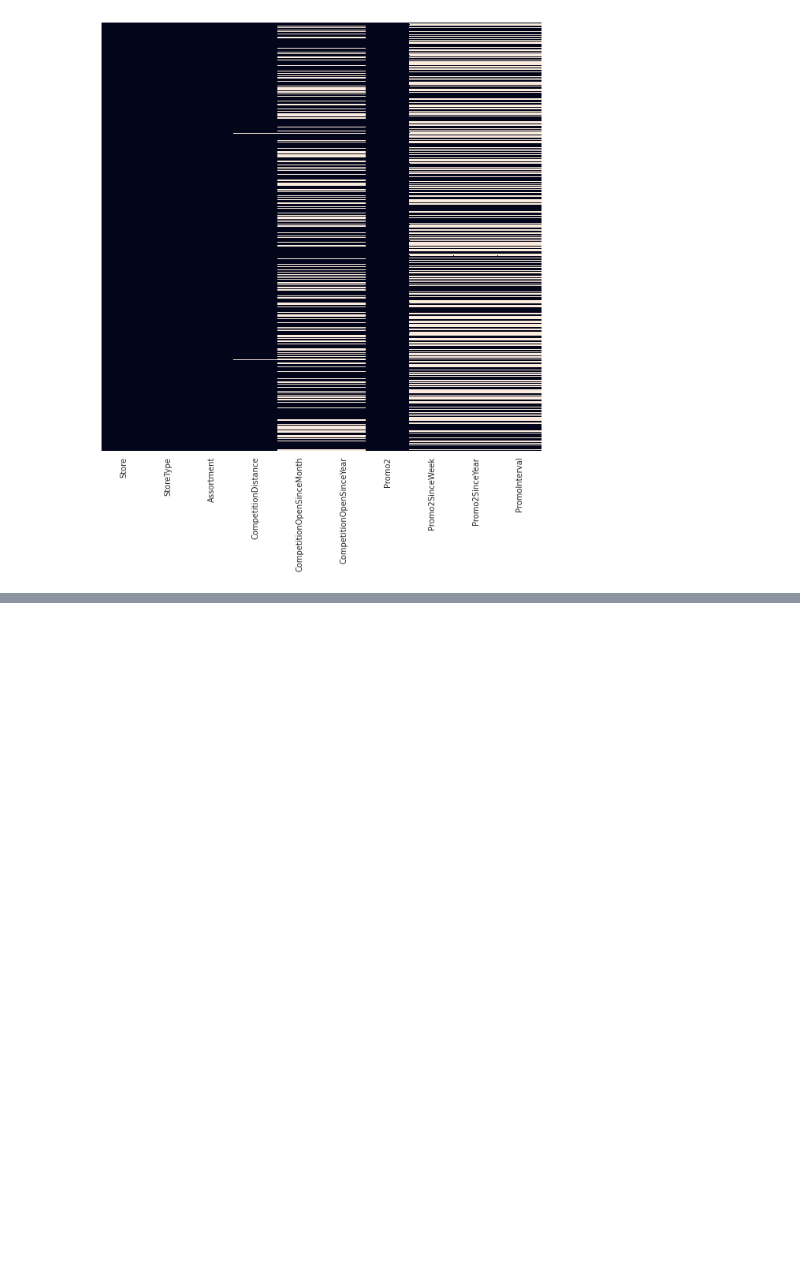
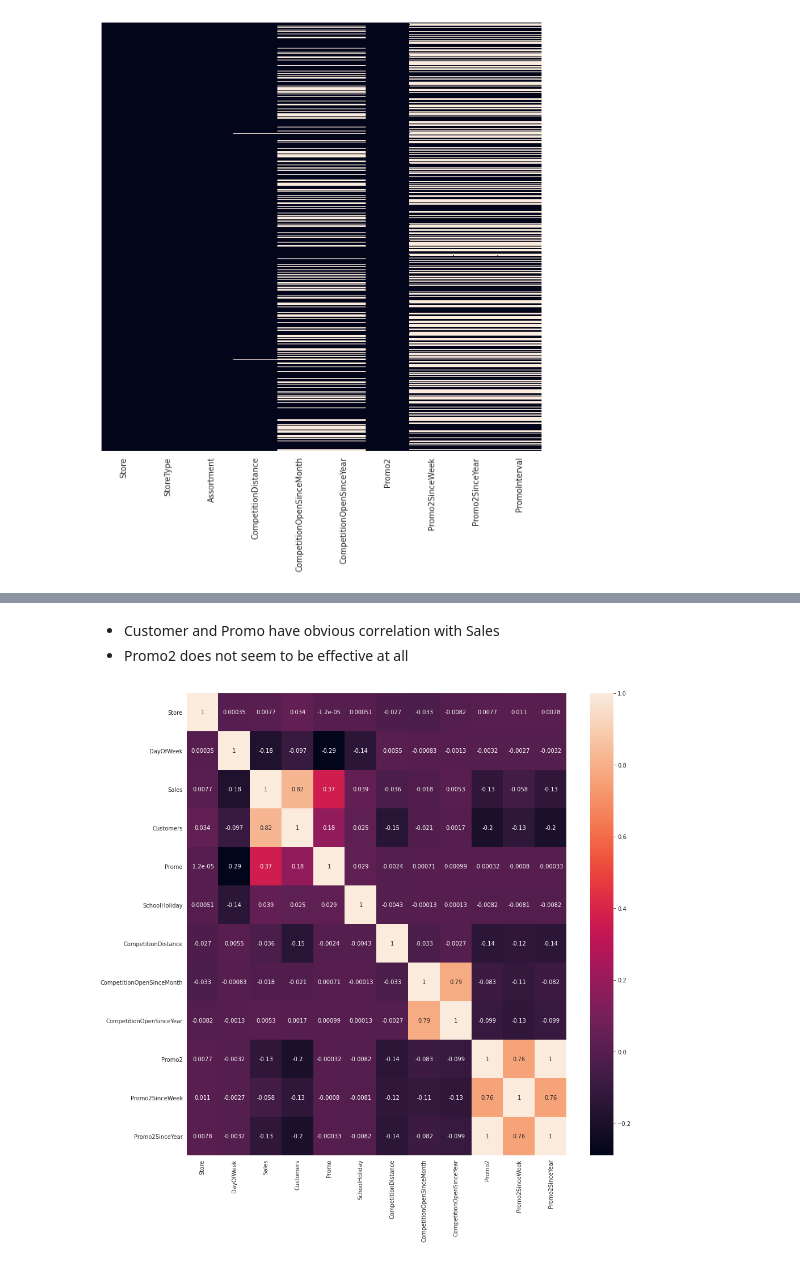
Before and after one commit to ZhuoquanChen/Data-Science-Projects, a Jupyter notebook: Future_Sales__Forecasting.ipynb, the cells around one changed output, grey strips where cells are left out. Saved outputs shown, nothing was run; the diff lists cells and outputs as text; code cells hidden in the pictures; blank space fills up the shorter version.

```diff
--- a/Future_Sales__Forecasting.ipynb
+++ b/Future_Sales__Forecasting.ipynb
@@ -289,0 +388,3 @@ sns.heatmap(stores_df.isnull(), yticklabels=False, cbar=False);
+# %%
+combined_df = pd.merge(left=sales_df, right=stores_df, how='inner', on='Store')
+combined_df
@@ -289,0 +424,10 @@ sns.heatmap(stores_df.isnull(), yticklabels=False, cbar=False);
+# %% [markdown]
+- Customer and Promo have obvious correlation with Sales
+- Promo2 does not seem to be effective at all
+# %%
+# Display the correlations on heatmap
+
+plt.figure(figsize=(15, 15))
+sns.heatmap(combined_df.corr(), annot=True);
+# %% [output]
+[figure, added]
```
Also changed, not shown: parts of 26 cells of this notebook.
